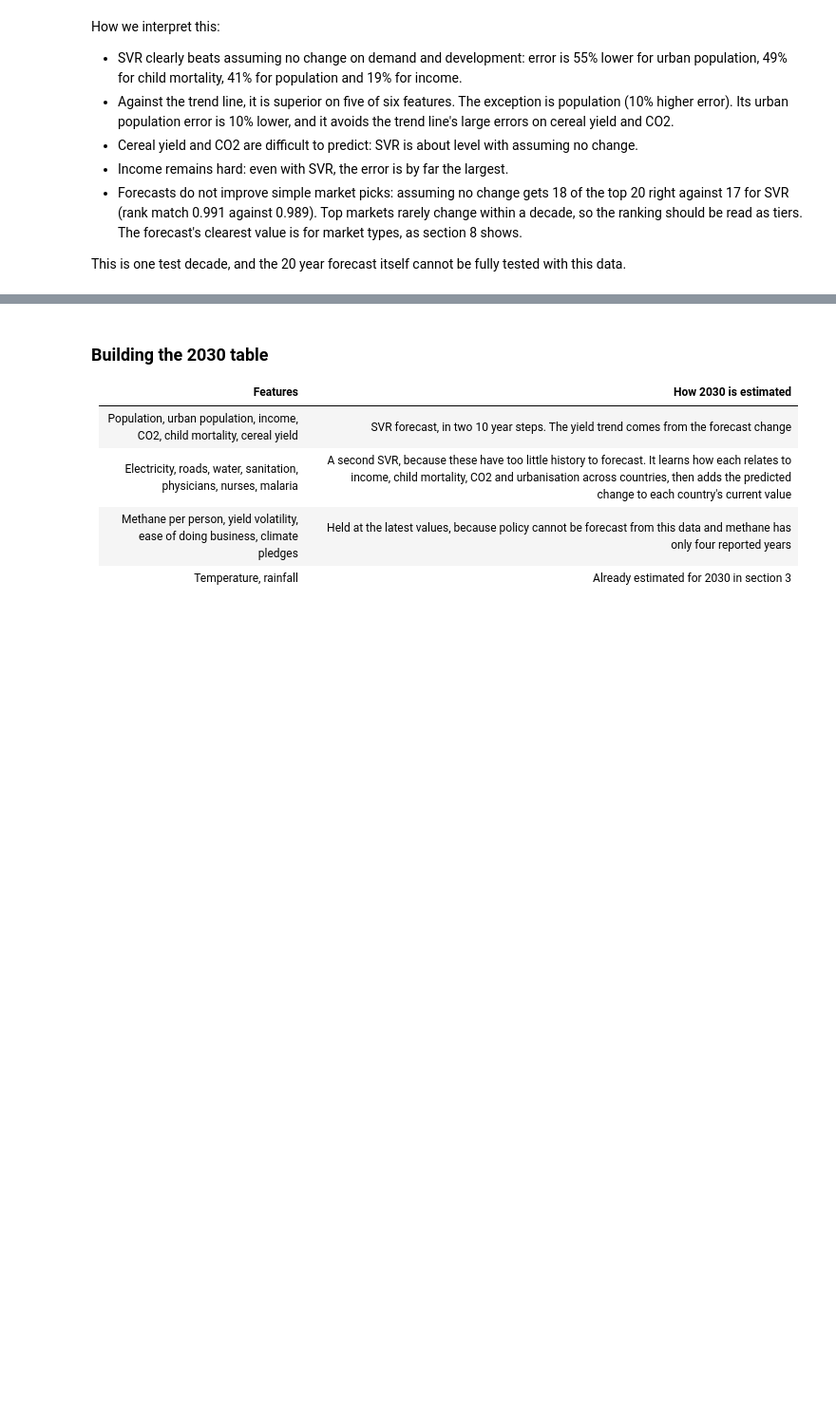
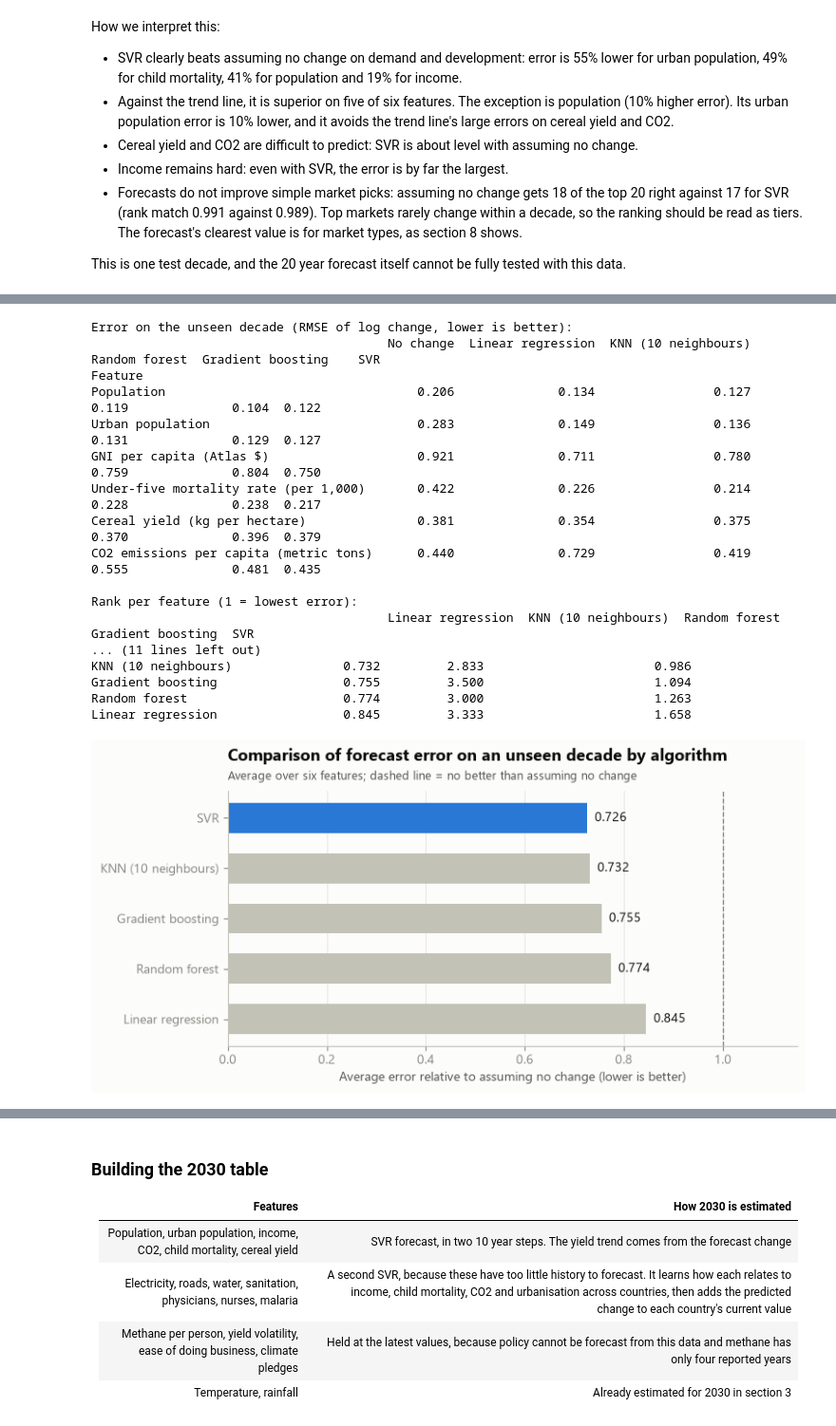
Before and after one commit to edward3423/nasipadang, a Jupyter notebook: nasipadang.ipynb, the cells around one changed output, grey strips where cells are left out. Shown at 95% size. Saved outputs shown, nothing was run; the diff lists cells and outputs as text; code cells hidden in the pictures; blank space fills up the shorter version.

```diff
--- a/nasipadang.ipynb
+++ b/nasipadang.ipynb
@@ -820,0 +828,67 @@ This is one test decade, and the 20 year forecast itself cannot be fully tested
+# %%
+REGRESSORS = {
+    "Linear regression": lambda: make_pipeline(SimpleImputer(strategy="median"), StandardScaler(), LinearRegression()),
+    "KNN (10 neighbours)": lambda: make_pipeline(SimpleImputer(strategy="median"), StandardScaler(),
+                                                 KNeighborsRegressor(n_neighbors=10, weights="distance")),
+    "Random forest": lambda: make_pipeline(SimpleImputer(strategy="median"),
+                                           RandomForestRegressor(n_estimators=500, min_samples_leaf=5, random_state=SEED, n_jobs=-1)),
+    "Gradient boosting": lambda: make_pipeline(SimpleImputer(strategy="median"), GradientBoostingRegressor(random_state=SEED)),
+    "SVR": new_svr,
+}
+
+# Same test as above: train on 1990-2000 changes, predict the next decade, score on every country with a true value
+rows = []
+for k, start_year in TEST_DECADE.items():
+    v = HISTORY[k]
+    train_y = (v[start_year] - v[1990]) * 10 / (start_year - 1990)
+    ok = train_y.notna()
+    actual = (v[start_year + 10] - v[start_year]).dropna()
+    row = {"Feature": LABELS.get(k, FORECAST_SERIES[k]), "No change": np.sqrt(np.mean(actual ** 2))}
+    for name, make in REGRESSORS.items():
+        predicted = make().fit(inputs_at(1990)[ok], train_y[ok]).predict(inputs_at(start_year).loc[actual.index])
+        row[name] = np.sqrt(np.mean((actual - predicted) ** 2))
+    rows.append(row)
+algo_table = pd.DataFrame(rows).set_index("Feature")
+relative = algo_table[list(REGRESSORS)].div(algo_table["No change"], axis=0)
+ranks = algo_table[list(REGRESSORS)].rank(axis=1).astype(int)
+summary = pd.DataFrame({"Error vs no change": relative.mean(), "Average rank": ranks.mean(),
+                        "Worst feature vs no change": relative.max()}).sort_values("Error vs no change")
+print("Error on the unseen decade (RMSE of log change, lower is better):")
+print(algo_table.round(3).to_string())
+print("\nRank per feature (1 = lowest error):")
+print(ranks.to_string())
+print("\nSummary over the six features (error relative to no change: 1.0 = no better than no change):")
+print(summary.round(3).to_string())
+
+fig, ax = plt.subplots(figsize=(8, 3.6))
+order = summary.index[::-1]
+ax.barh(order, summary.loc[order, "Error vs no change"], color=[CAT[0] if n == "SVR" else AXIS for n in order], height=0.6)
+for i, n in enumerate(order):
+    ax.text(summary.loc[n, "Error vs no change"] + 0.015, i, f"{summary.loc[n, 'Error vs no change']:.3f}",
+            va="center", color=INK, fontsize=10)
+ax.axvline(1.0, color=MUTED, lw=1, ls="--")
+ax.set_xlim(0, 1.15)
+ax.set_xlabel("Average error relative to assuming no change (lower is better)")
+ax.grid(axis="y", visible=False)
+titled(ax, "Comparison of forecast error on an unseen decade by algorithm",
+       "Average over six features; dashed line = no better than assuming no change")
+save(fig, "14_forecast_algorithms")
+# %% [output]
+Error on the unseen decade (RMSE of log change, lower is better):
+                                        No change  Linear regression  KNN (10 neighbours)  Random forest  Gradient boosting    SVR
+Feature
+Population                                  0.206              0.134                0.127          0.119              0.104  0.122
+Urban population                            0.283              0.149                0.136          0.131              0.129  0.127
+GNI per capita (Atlas $)                    0.921              0.711                0.780          0.759              0.804  0.750
+Under-five mortality rate (per 1,000)       0.422              0.226                0.214          0.228              0.238  0.217
+Cereal yield (kg per hectare)               0.381              0.354                0.375          0.370              0.396  0.379
+CO2 emissions per capita (metric tons)      0.440              0.729                0.419          0.555              0.481  0.435
+
+Rank per feature (1 = lowest error):
+                                        Linear regression  KNN (10 neighbours)  Random forest  Gradient boosting  SVR
+... (11 lines left out)
+KNN (10 neighbours)               0.732         2.833                       0.986
+Gradient boosting                 0.755         3.500                       1.094
+Random forest                     0.774         3.000                       1.263
+Linear regression                 0.845         3.333                       1.658
+[figure, added]
```
Also changed, not shown: parts of 3 cells of this notebook, 2 other files.
